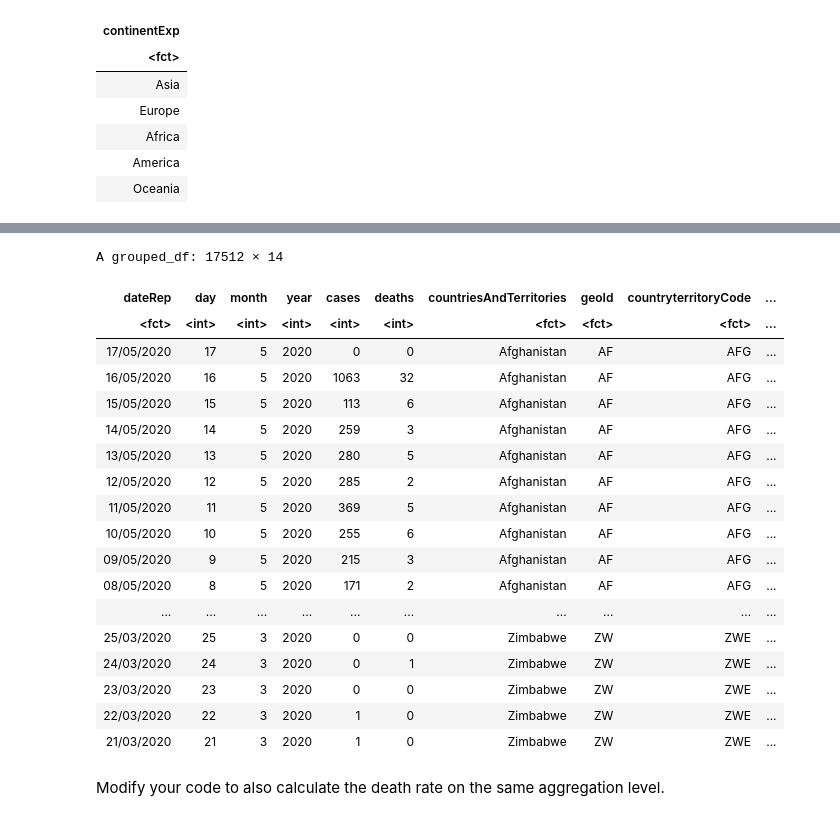
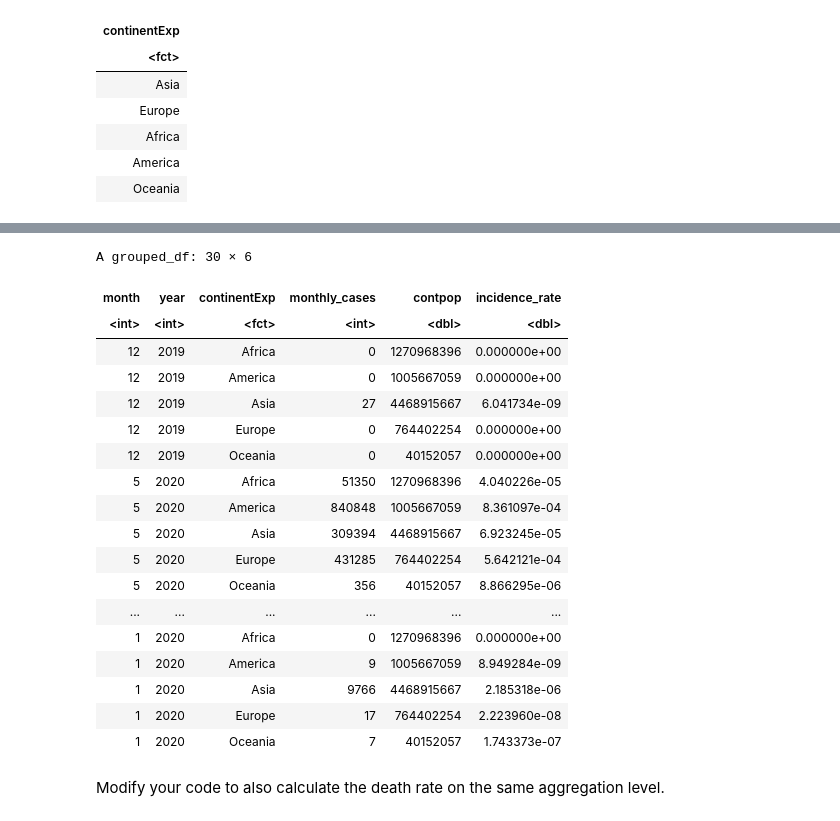
Before and after one commit to michiWS1920/ADS20, a Jupyter notebook: ADS_Programming_Assignment_1.ipynb, the cells around one changed output, grey strips where cells are left out. Drawn from its saved outputs; the diff is of its cells as text; code cells hidden in the pictures.

Commit message:
Fortschritt in INC_RATE

```diff
--- a/ADS_Programming_Assignment_1.ipynb
+++ b/ADS_Programming_Assignment_1.ipynb
@@ -336,3 +351,27 @@ A grouped_df: 17512 × 13
+# %%
+covid_join %>%
+mutate(incidence_rate = monthly_cases / contpop) %>%
+arrange(-month)
+# %% [output]
+A grouped_df: 30 × 6
+| month | year | continentExp | monthly_cases | contpop | incidence_rate |
+| <int> | <int> | <fct> | <int> | <dbl> | <dbl> |
+| 12 | 2019 | Africa | 0 | 1270968396 | 0.000000e+00 |
+| 12 | 2019 | America | 0 | 1005667059 | 0.000000e+00 |
+| 12 | 2019 | Asia | 27 | 4468915667 | 6.041734e-09 |
+| 12 | 2019 | Europe | 0 | 764402254 | 0.000000e+00 |
+| 12 | 2019 | Oceania | 0 | 40152057 | 0.000000e+00 |
+| 5 | 2020 | Africa | 51350 | 1270968396 | 4.040226e-05 |
+| 5 | 2020 | America | 840848 | 1005667059 | 8.361097e-04 |
+| 5 | 2020 | Asia | 309394 | 4468915667 | 6.923245e-05 |
+| 5 | 2020 | Europe | 431285 | 764402254 | 5.642121e-04 |
+| 5 | 2020 | Oceania | 356 | 40152057 | 8.866295e-06 |
+| ... | ... | ... | ... | ... | ... |
+| 1 | 2020 | Africa | 0 | 1270968396 | 0.000000e+00 |
+| 1 | 2020 | America | 9 | 1005667059 | 8.949284e-09 |
+| 1 | 2020 | Asia | 9766 | 4468915667 | 2.185318e-06 |
+| 1 | 2020 | Europe | 17 | 764402254 | 2.223960e-08 |
+| 1 | 2020 | Oceania | 7 | 40152057 | 1.743373e-07 |
 # %%
 # nice format, but missing the pop data. If used in group_by the output has duplicates. Need to update popdata for continent level
 covid_prep %>%
@@ -346,25 +381,3 @@ mutate(inc_rate = monthly_cases / ContinentPop) -> covid_inc_calculated
-# %%
-covid_inc_calculated
-# %% [output]
-A grouped_df: 17512 × 14
-| dateRep | day | month | year | cases | deaths | countriesAndTerritories | geoId | countryterritoryCode | ... |
-| <fct> | <int> | <int> | <int> | <int> | <int> | <fct> | <fct> | <fct> | ... |
-| 17/05/2020 | 17 | 5 | 2020 | 0 | 0 | Afghanistan | AF | AFG | ... |
-| 16/05/2020 | 16 | 5 | 2020 | 1063 | 32 | Afghanistan | AF | AFG | ... |
-| 15/05/2020 | 15 | 5 | 2020 | 113 | 6 | Afghanistan | AF | AFG | ... |
-| 14/05/2020 | 14 | 5 | 2020 | 259 | 3 | Afghanistan | AF | AFG | ... |
-| 13/05/2020 | 13 | 5 | 2020 | 280 | 5 | Afghanistan | AF | AFG | ... |
-| 12/05/2020 | 12 | 5 | 2020 | 285 | 2 | Afghanistan | AF | AFG | ... |
-| 11/05/2020 | 11 | 5 | 2020 | 369 | 5 | Afghanistan | AF | AFG | ... |
-| 10/05/2020 | 10 | 5 | 2020 | 255 | 6 | Afghanistan | AF | AFG | ... |
-| 09/05/2020 | 9 | 5 | 2020 | 215 | 3 | Afghanistan | AF | AFG | ... |
-| 08/05/2020 | 8 | 5 | 2020 | 171 | 2 | Afghanistan | AF | AFG | ... |
-| ... | ... | ... | ... | ... | ... | ... | ... | ... | ... |
-| 25/03/2020 | 25 | 3 | 2020 | 0 | 0 | Zimbabwe | ZW | ZWE | ... |
-| 24/03/2020 | 24 | 3 | 2020 | 0 | 1 | Zimbabwe | ZW | ZWE | ... |
-| 23/03/2020 | 23 | 3 | 2020 | 0 | 0 | Zimbabwe | ZW | ZWE | ... |
-| 22/03/2020 | 22 | 3 | 2020 | 1 | 0 | Zimbabwe | ZW | ZWE | ... |
-| 21/03/2020 | 21 | 3 | 2020 | 1 | 0 | Zimbabwe | ZW | ZWE | ... |
 # %% [markdown]
 Modify your code to also calculate the death rate on the same aggregation level.
 # %%
```
Also changed, not shown: parts of 8 cells of this notebook.
